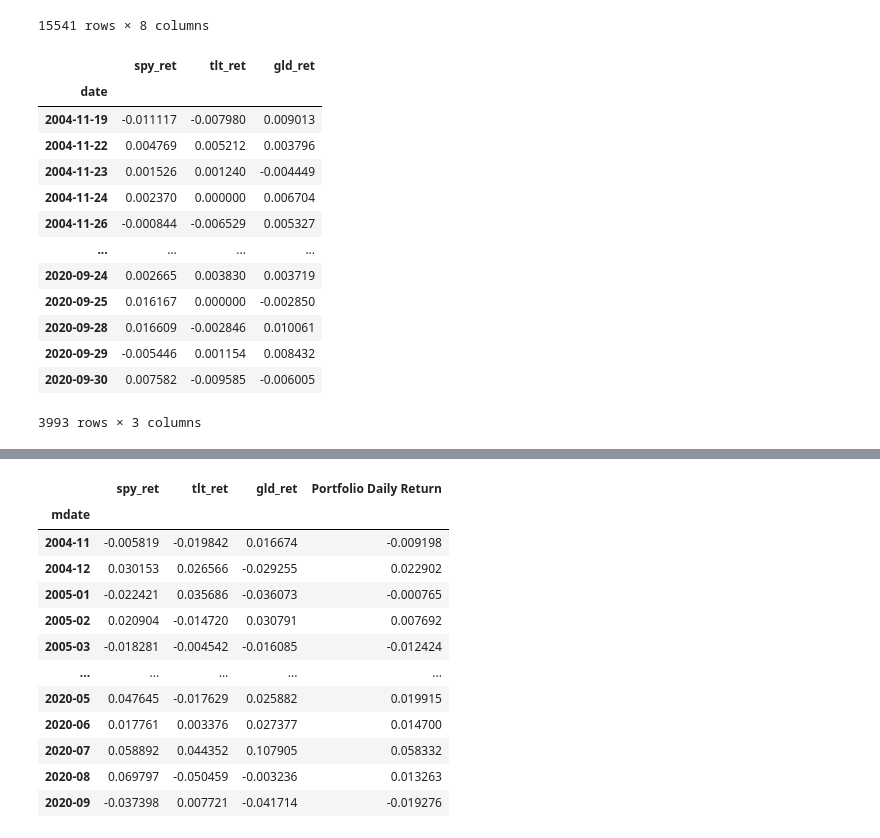
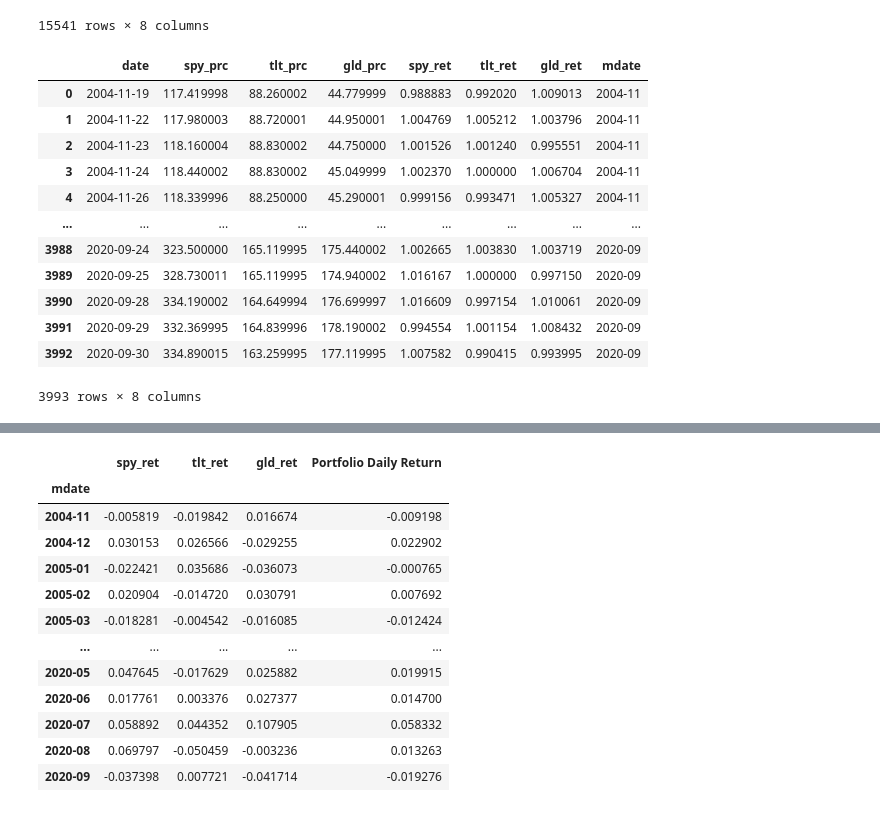
Before and after one commit to ningtong88/Capstone_TDAmeritrade, a Jupyter notebook: TDAmeritrade Portfolio Rebalancing.ipynb, the cells around one changed output, grey strips where cells are left out. Saved outputs shown, nothing was run; the diff lists cells and outputs as text; code cells hidden in the pictures.

```diff
--- a/TDAmeritrade Portfolio Rebalancing.ipynb
+++ b/TDAmeritrade Portfolio Rebalancing.ipynb
@@ -104,28 +106,37 @@ portfolio_weights = np.array([0.5, 0.4, 0.1])
-# %%
-ret_only
-# %% [output]
-|  | spy_ret | tlt_ret | gld_ret |
-| date |  |  |  |
-| 2004-11-19 | -0.011117 | -0.007980 | 0.009013 |
-| 2004-11-22 | 0.004769 | 0.005212 | 0.003796 |
-| 2004-11-23 | 0.001526 | 0.001240 | -0.004449 |
-| 2004-11-24 | 0.002370 | 0.000000 | 0.006704 |
-| 2004-11-26 | -0.000844 | -0.006529 | 0.005327 |
-| ... | ... | ... | ... |
-| 2020-09-24 | 0.002665 | 0.003830 | 0.003719 |
-| 2020-09-25 | 0.016167 | 0.000000 | -0.002850 |
-| 2020-09-28 | 0.016609 | -0.002846 | 0.010061 |
-| 2020-09-29 | -0.005446 | 0.001154 | 0.008432 |
-| 2020-09-30 | 0.007582 | -0.009585 | -0.006005 |
-3993 rows × 3 columns
+# %%
+spy_ret = dsf_filtered[dsf_filtered['ticker']=='SPY']
+TLT_ret = dsf_filtered[dsf_filtered['ticker']=='TLT']
+gld_ret = dsf_filtered[dsf_filtered['ticker']=='GLD']
+prc_only = pd.DataFrame([spy_ret['prc'],TLT_ret['prc'],gld_ret['prc']]).transpose()
+prc_only.columns = ['spy_prc', 'tlt_prc', 'gld_prc']
+prc_only = prc_only.iloc[1:]
+numeric_cols_prc = [col for col in prc_only if prc_only[col].dtype.kind != 'O']
+# %%
+all_data =  pd.concat([prc_only, ret_only], axis=1)
 # %%
-ret_only.reset_index(level=0, inplace=True)
-ret_only['mdate'] = ret_only['date'].dt.to_period("M")
+all_data.reset_index(level=0, inplace=True)
+all_data['mdate'] = all_data['date'].dt.to_period("M")
 #portfolio_return['ret_1']= portfolio_return['ret']
 # %%
 #Add 1 to all the returns then to perform monthly return calc.
 numeric_cols = [col for col in ret_only if ret_only[col].dtype.kind != 'O']
-numeric_cols.pop(0)
-ret_only[numeric_cols] += 1
+#numeric_cols.pop(0)
+all_data[numeric_cols] += 1
+# %%
+all_data
+# %% [output]
+|  | date | spy_prc | tlt_prc | gld_prc | spy_ret | tlt_ret | gld_ret | mdate |
+| 0 | 2004-11-19 | 117.419998 | 88.260002 | 44.779999 | 0.988883 | 0.992020 | 1.009013 | 2004-11 |
+| 1 | 2004-11-22 | 117.980003 | 88.720001 | 44.950001 | 1.004769 | 1.005212 | 1.003796 | 2004-11 |
+| 2 | 2004-11-23 | 118.160004 | 88.830002 | 44.750000 | 1.001526 | 1.001240 | 0.995551 | 2004-11 |
+| 3 | 2004-11-24 | 118.440002 | 88.830002 | 45.049999 | 1.002370 | 1.000000 | 1.006704 | 2004-11 |
+| 4 | 2004-11-26 | 118.339996 | 88.250000 | 45.290001 | 0.999156 | 0.993471 | 1.005327 | 2004-11 |
+| ... | ... | ... | ... | ... | ... | ... | ... | ... |
+| 3988 | 2020-09-24 | 323.500000 | 165.119995 | 175.440002 | 1.002665 | 1.003830 | 1.003719 | 2020-09 |
+| 3989 | 2020-09-25 | 328.730011 | 165.119995 | 174.940002 | 1.016167 | 1.000000 | 0.997150 | 2020-09 |
+| 3990 | 2020-09-28 | 334.190002 | 164.649994 | 176.699997 | 1.016609 | 0.997154 | 1.010061 | 2020-09 |
+| 3991 | 2020-09-29 | 332.369995 | 164.839996 | 178.190002 | 0.994554 | 1.001154 | 1.008432 | 2020-09 |
+| 3992 | 2020-09-30 | 334.890015 | 163.259995 | 177.119995 | 1.007582 | 0.990415 | 0.993995 | 2020-09 |
+3993 rows × 8 columns
 # %%
 #del numeric_cols[-1]
```
Also changed, not shown: parts of 15 cells of this notebook.
